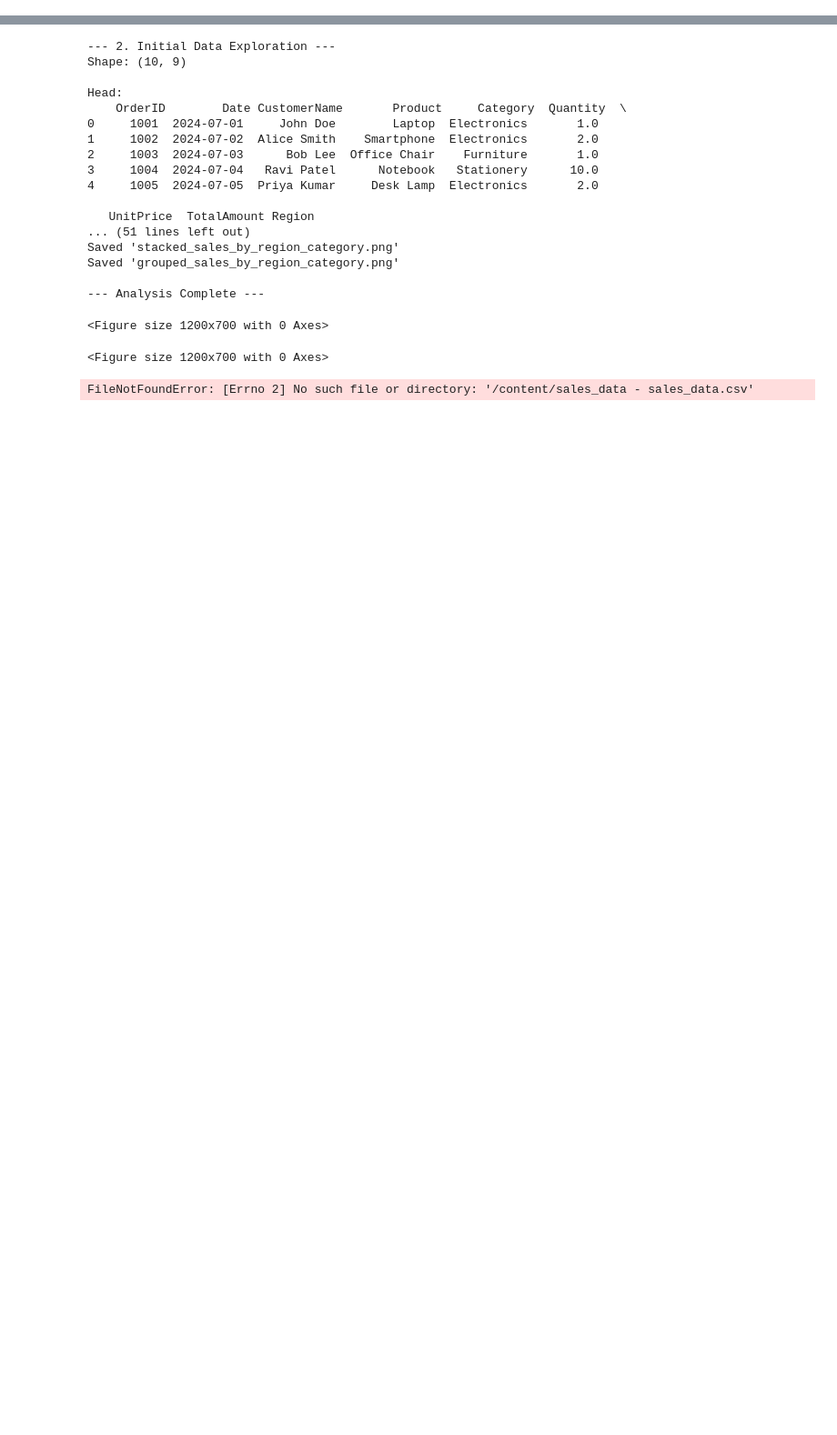
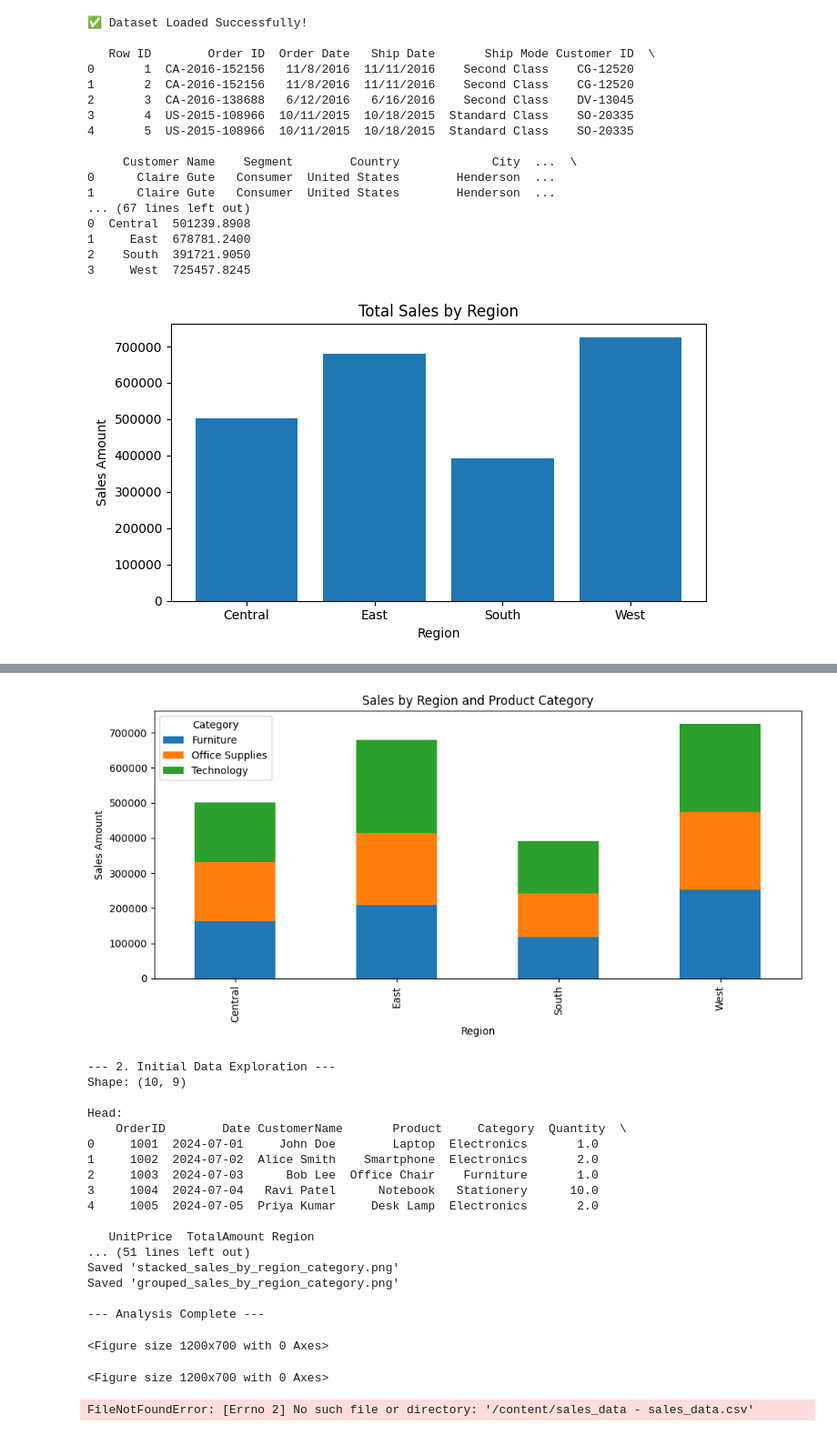
Before and after one commit to Shreyadav1505/dmv, a Jupyter notebook: assign12.ipynb, the cells around one changed output, grey strips where cells are left out. Shown at 91% size. Saved outputs shown, nothing was run; the diff lists cells and outputs as text; code cells hidden in the pictures; blank space fills up the shorter version.

```diff
--- a/assign12.ipynb
+++ b/assign12.ipynb
@@ -0,0 +1,69 @@
+# %%
+# Assignment 12 - Data Aggregation
+
+import pandas as pd
+import matplotlib.pyplot as plt
+
+# ✅ 1. Load the dataset (your uploaded file)
+data = pd.read_csv("Superstore_sales_dataset.csv", encoding="latin1")
+print("✅ Dataset Loaded Successfully!\n")
+
+# ✅ 2. Explore the dataset
+print(data.head())
+print("\nDataset Info:")
+print(data.info())
+
+print("\nColumns available in your dataset:\n", data.columns)
+
+# ✅ 3. Relevant columns (Region, Category, Sales)
+# Your dataset contains:
+# 'Region', 'Category', 'Sales'
+# So we use these.
+
+# ✅ 4. Total Sales by Region
+sales_by_region = data.groupby("Region")["Sales"].sum().reset_index()
+print("\n✅ Total Sales by Region:\n", sales_by_region)
+
+# ✅ 5. Bar Plot: Sales by Region
+plt.figure(figsize=(7,4))
+plt.bar(sales_by_region["Region"], sales_by_region["Sales"])
+plt.title("Total Sales by Region")
+plt.xlabel("Region")
+plt.ylabel("Sales Amount")
+plt.tight_layout()
+plt.show()
+
+# ✅ 6. Identify Top Performing Regions
+top_regions = sales_by_region.sort_values(by="Sales", ascending=False)
+print("\n🏆 Top Performing Regions:\n", top_regions)
+
+# ✅ 7. Sales by Region AND Category
+region_category_sales = data.groupby(["Region", "Category"])["Sales"].sum().unstack()
+print("\n✅ Sales by Region & Category:\n", region_category_sales)
+
+# ✅ 8. Stacked Bar Chart: Region vs Category
+region_category_sales.plot(kind="bar", stacked=True, figsize=(10,5))
+plt.title("Sales by Region and Product Category")
+plt.xlabel("Region")
+plt.ylabel("Sales Amount")
+plt.tight_layout()
+plt.show()
+# %% [output]
+✅ Dataset Loaded Successfully!
+
+   Row ID        Order ID  Order Date   Ship Date       Ship Mode Customer ID  \
+0       1  CA-2016-152156   11/8/2016  11/11/2016    Second Class    CG-12520
+1       2  CA-2016-152156   11/8/2016  11/11/2016    Second Class    CG-12520
+2       3  CA-2016-138688   6/12/2016   6/16/2016    Second Class    DV-13045
+3       4  US-2015-108966  10/11/2015  10/18/2015  Standard Class    SO-20335
+4       5  US-2015-108966  10/11/2015  10/18/2015  Standard Class    SO-20335
+
+     Customer Name    Segment        Country             City  ...  \
+0      Claire Gute   Consumer  United States        Henderson  ...
+1      Claire Gute   Consumer  United States        Henderson  ...
+... (67 lines left out)
+0  Central  501239.8908
+1     East  678781.2400
+2    South  391721.9050
+3     West  725457.8245
+[figure, added]
@@ -1,3 +84,4 @@
+[figure, added]
 # %%
 import pandas as pd
 import numpy as np
```
Also changed, not shown: parts of 1 cell of this notebook, 3 other files.
